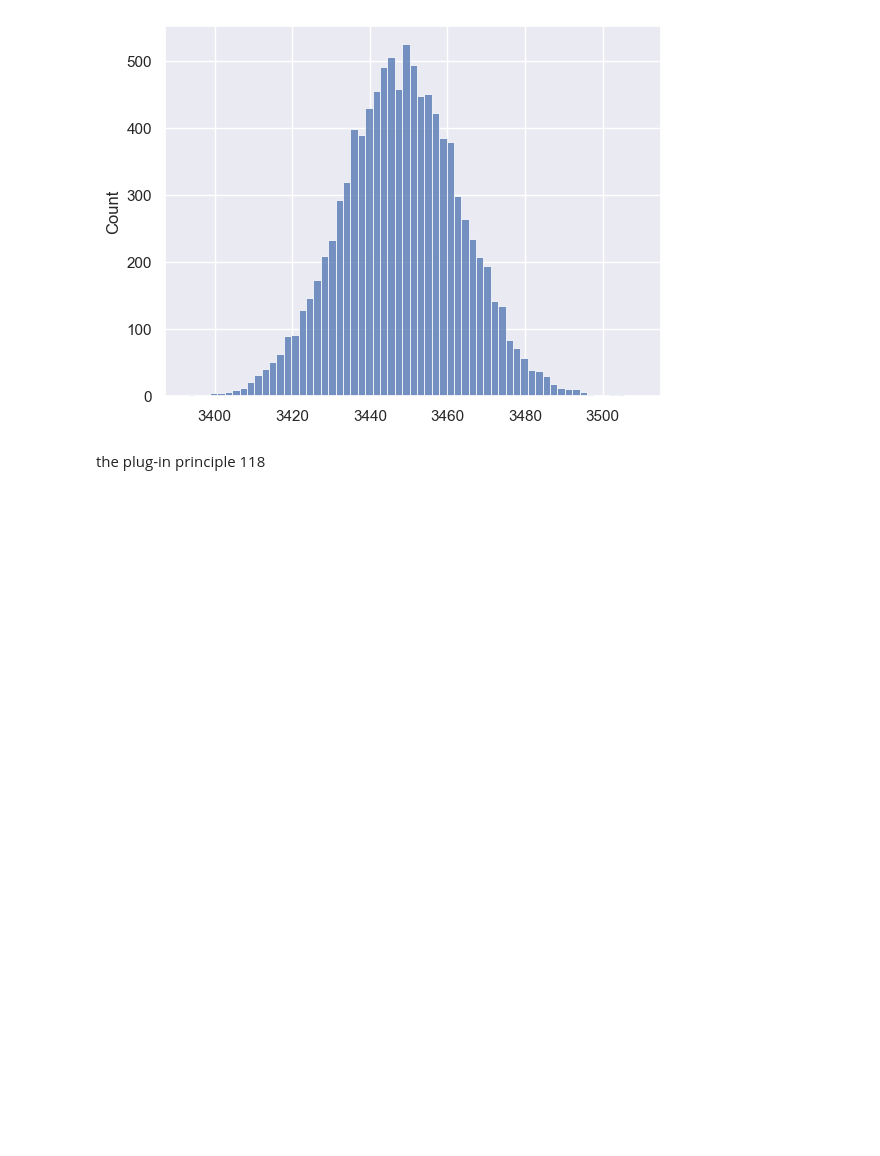
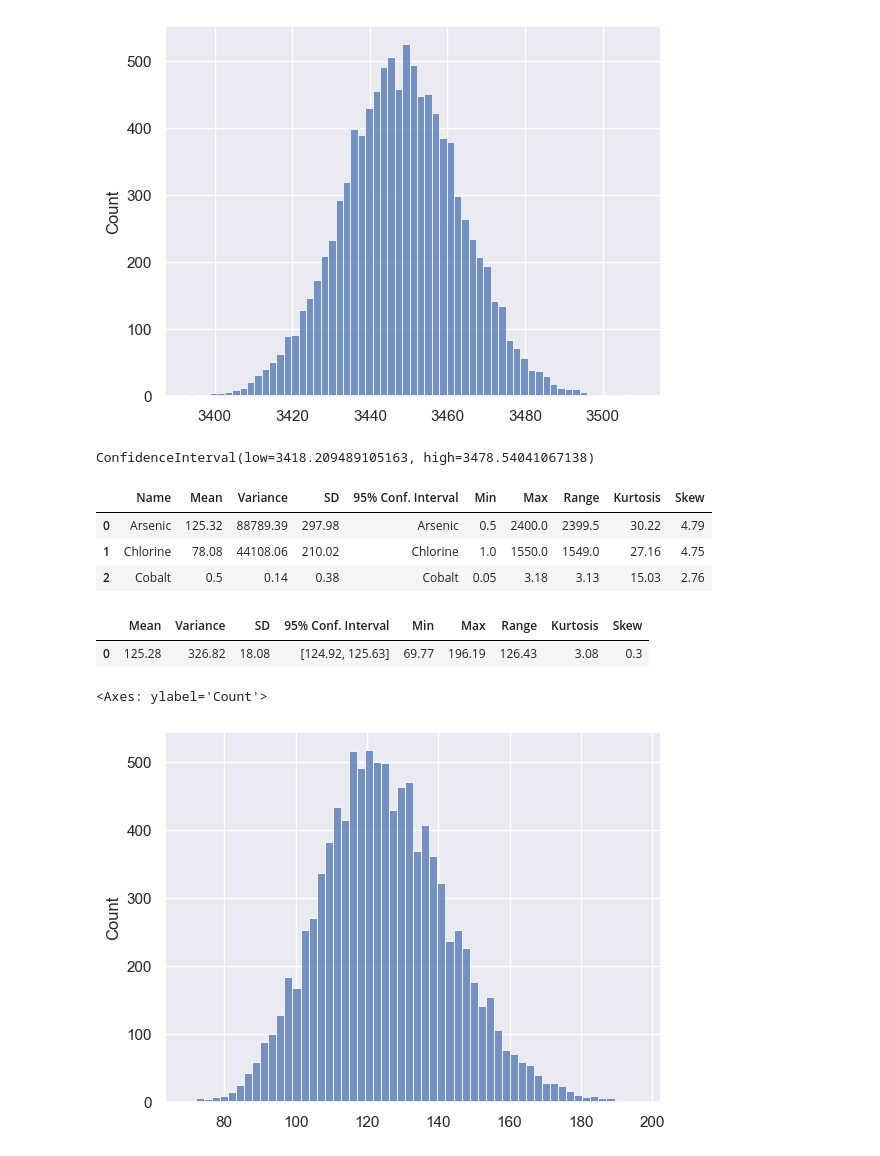
Before and after one commit to eduardo-kt/matstats_resampling_python, a Jupyter notebook: ch05_bootstrap.ipynb, the cells around one changed output. Cells and saved outputs as stored; diff of their text form; code cells hidden in the pictures; blank space fills up the shorter version.

Commit message:
dados: bangladesh.csv e skateboard.csv e boostrap 2 amostras e 2 amostras pareadas

```diff
--- a/ch05_bootstrap.ipynb
+++ b/ch05_bootstrap.ipynb
@@ -26,5 +25,29 @@ sns.histplot(boots.bootstrap_distribution)
 # %% [output]
 <Axes: ylabel='Count'>
 [figure]
-# %% [markdown]
-the plug-in principle 118
+# %%
+boots.confidence_interval
+# %% [output]
+ConfidenceInterval(low=3418.209489105163, high=3478.54041067138)
+# %%
+bang = pd.read_csv("rawdata\Bangladesh.csv")
+# %%
+rp.summarize(bang, stats= ["Mean", "Variance", "SD", "CI", 'Min', 'Max', 'Range', "Kurtosis", "Skew"], decimals=2)
+# %% [output]
+|  | Name | Mean | Variance | SD | 95% Conf. Interval | Min | Max | Range | Kurtosis | Skew |
+| 0 | Arsenic | 125.32 | 88789.39 | 297.98 | Arsenic | 0.5 | 2400.0 | 2399.5 | 30.22 | 4.79 |
+| 1 | Chlorine | 78.08 | 44108.06 | 210.02 | Chlorine | 1.0 | 1550.0 | 1549.0 | 27.16 | 4.75 |
+| 2 | Cobalt | 0.5 | 0.14 | 0.38 | Cobalt | 0.05 | 3.18 | 3.13 | 15.03 | 2.76 |
+# %%
+boots = bootstrap(data= (bang['Arsenic'],), statistic= np.mean, n_resamples= 9999, axis=0, random_state= 2002)
+# %%
+rp.summarize(boots.bootstrap_distribution, stats= ["Mean", "Variance", "SD", "CI", 'Min', 'Max', 'Range', "Kurtosis", "Skew"], decimals=2)
+# %% [output]
+|  | Mean | Variance | SD | 95% Conf. Interval | Min | Max | Range | Kurtosis | Skew |
+| 0 | 125.28 | 326.82 | 18.08 | [124.92, 125.63] | 69.77 | 196.19 | 126.43 | 3.08 | 0.3 |
+# %%
+sns.set_theme(style='darkgrid')
+sns.histplot(boots.bootstrap_distribution)
+# %% [output]
+<Axes: ylabel='Count'>
+[figure, added]
```
Also changed, not shown: parts of 23 cells of this notebook, 2 other files.
